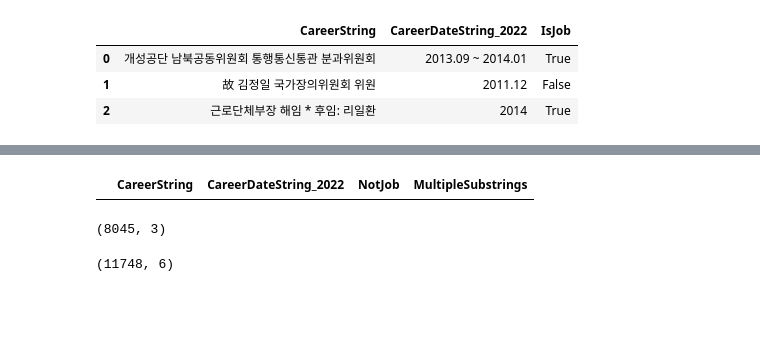
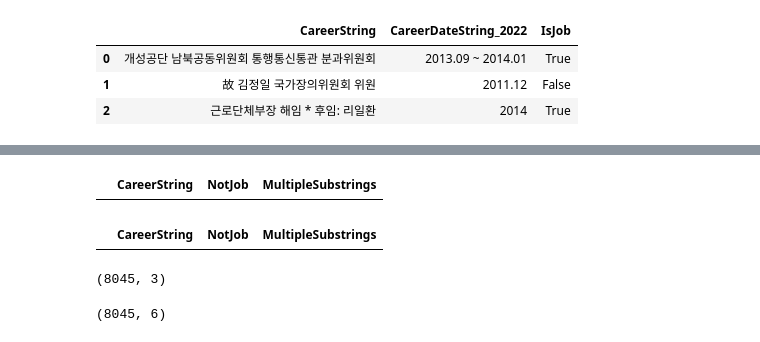
Before and after one commit to seouljake/nkelites, a Jupyter notebook: scripts/1 scripts - data cleaning and structuring/2.4.7 (new) create joborglink and leaderjoblink tables.ipynb, the cells around one changed output, grey strips where cells are left out. Saved outputs shown, nothing was run; the diff lists cells and outputs as text; code cells hidden in the pictures; blank space fills up the shorter version.

```diff
--- a/scripts/1 scripts - data cleaning and structuring/2.4.7 (new) create joborglink and leaderjoblink tables.ipynb
+++ b/scripts/1 scripts - data cleaning and structuring/2.4.7 (new) create joborglink and leaderjoblink tables.ipynb
@@ -200,7 +229,7 @@ careers0.head(3)
 - add MultipleSubstrings
 - code MultipleSubstrings
 # %%
-select_columns = ["CareerString","CareerDateString_2022","NotJob","MultipleSubstrings"]
+select_columns = ["CareerString","NotJob","MultipleSubstrings"]
 jol1 = jol1[select_columns]
 jol1.head(3)
 # %% [output]
@@ -216,19 +249,25 @@ jol1.shape
+# %%
+# some duplicate CareerStrings with different dates; some are legit, others not
+# I removed CareerDateString_2022 from jol1 as it's not critical to updating IsJob & MultipleSubstrings
+jol1[jol1.duplicated(["CareerString"],keep=False)].head(10)
+# %% [output]
+|  | CareerString | NotJob | MultipleSubstrings |
 # %%
 # no duplicate keys in jol1
-select_key = ["CareerString","CareerDateString_2022"]
+select_key = ["CareerString"]
 jol1[jol1.duplicated(select_key,keep=False)]
 # %% [output]
-|  | CareerString | CareerDateString_2022 | NotJob | MultipleSubstrings |
+|  | CareerString | NotJob | MultipleSubstrings |
 # %%
 careers0.shape
 # %% [output]
 (8045, 3)
 # %%
-select_key = ["CareerString","CareerDateString_2022"]
+select_key = ["CareerString"]
 careers1 = careers0.merge(jol1,on=select_key,how="outer",indicator=True)
 careers1.shape
 # %% [output]
-(11748, 6)
+(8045, 6)
 # %%
 careers1.head(3)
 # %% [output]
```
Also changed, not shown: parts of 38 cells of this notebook, 3 other files.
